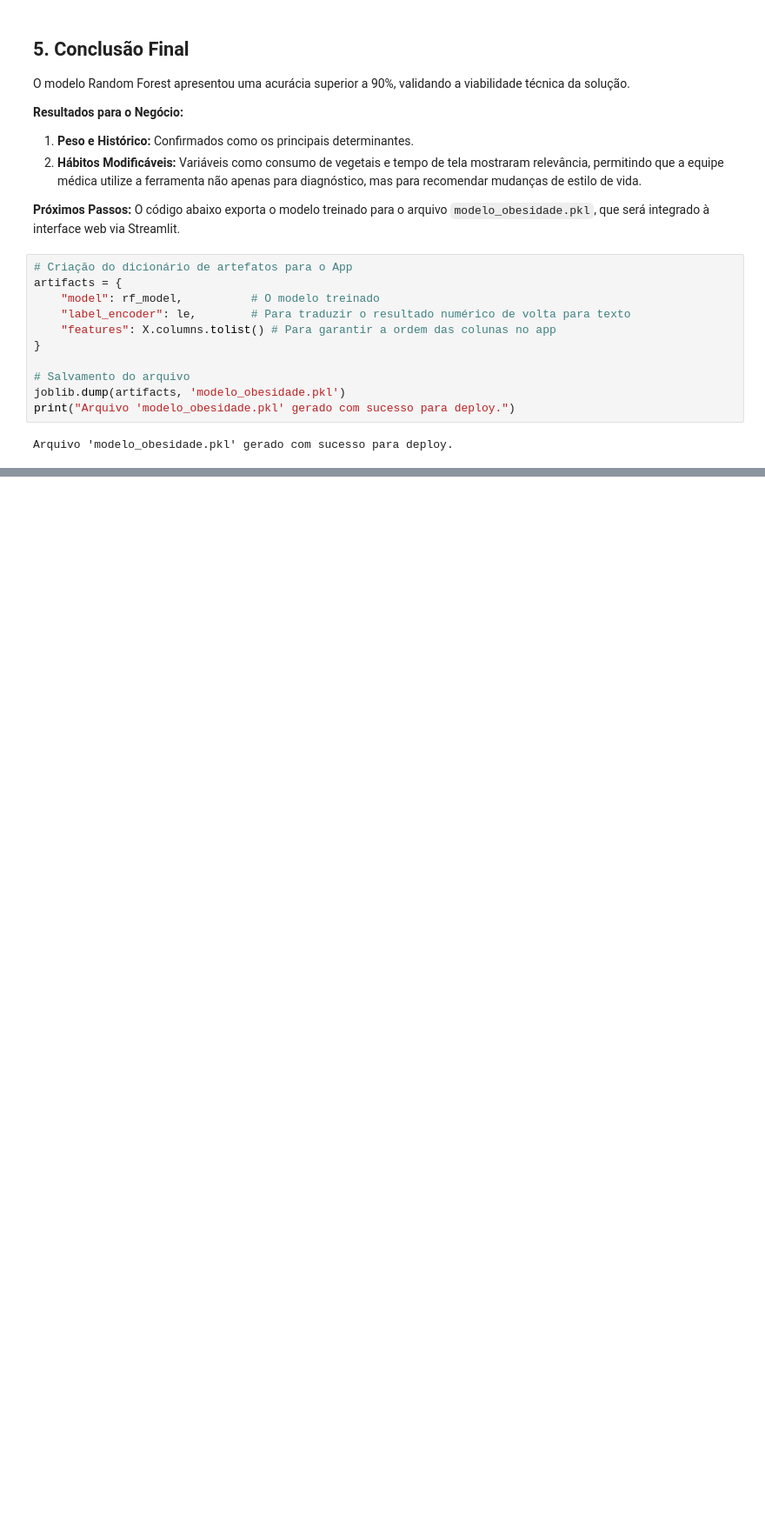
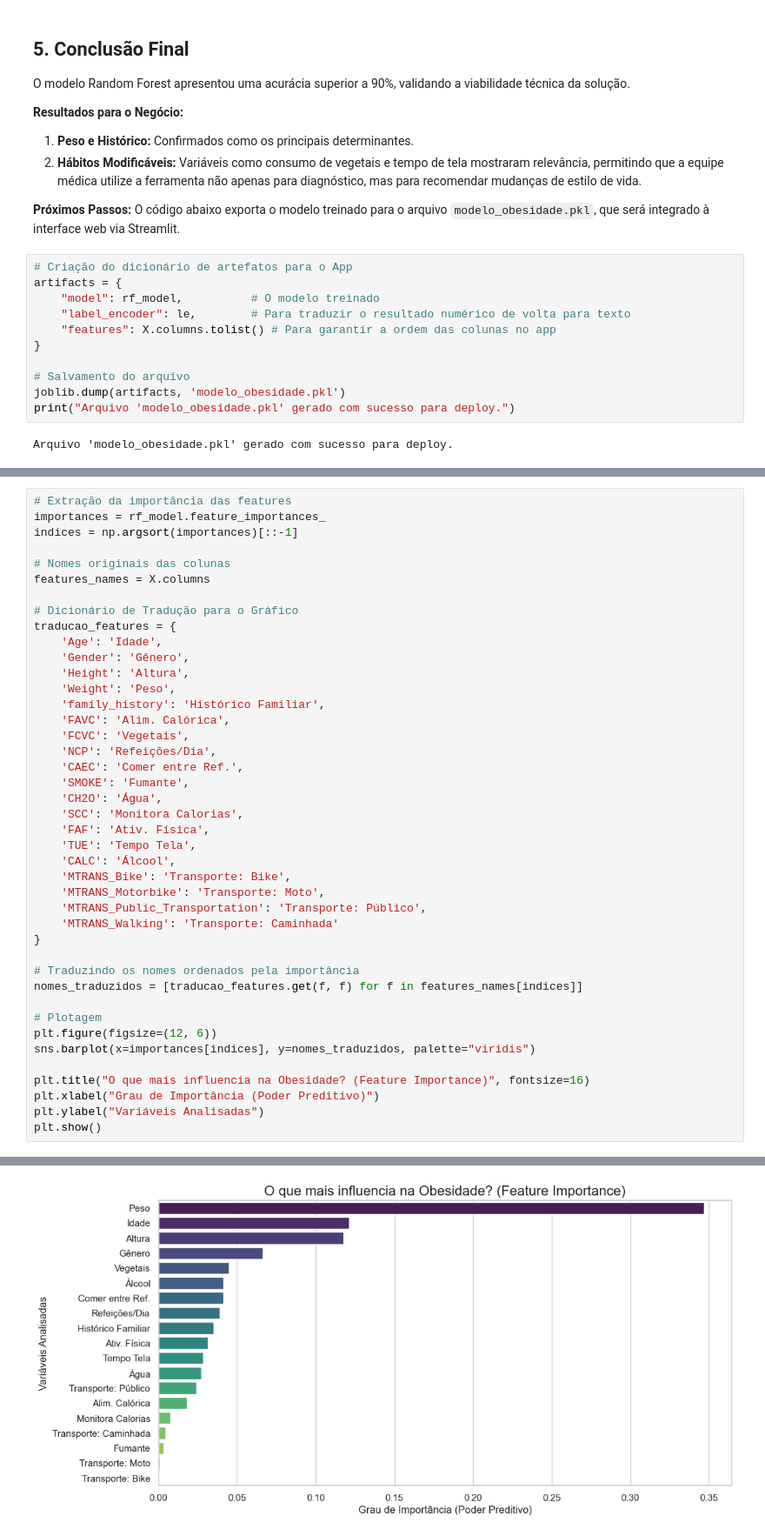
Before and after one commit to pupimma/DataAnalytics, a Jupyter notebook: App/Tech_Challenge_Fase_4.ipynb, the cells around one changed output, grey strips where cells are left out. Shown at 87% size. Cells and saved outputs as stored; diff of their text form; blank space fills up the shorter version.

```diff
--- a/App/Tech_Challenge_Fase_4.ipynb
+++ b/App/Tech_Challenge_Fase_4.ipynb
@@ -289,0 +292,43 @@ Arquivo 'modelo_obesidade.pkl' gerado com sucesso para deploy.
+# %%
+# Extração da importância das features
+importances = rf_model.feature_importances_
+indices = np.argsort(importances)[::-1]
+
+# Nomes originais das colunas
+features_names = X.columns
+
+# Dicionário de Tradução para o Gráfico
+traducao_features = {
+    'Age': 'Idade',
+    'Gender': 'Gênero',
+    'Height': 'Altura',
+    'Weight': 'Peso',
+    'family_history': 'Histórico Familiar',
+    'FAVC': 'Alim. Calórica',
+    'FCVC': 'Vegetais',
+    'NCP': 'Refeições/Dia',
+    'CAEC': 'Comer entre Ref.',
+    'SMOKE': 'Fumante',
+    'CH2O': 'Água',
+    'SCC': 'Monitora Calorias',
+    'FAF': 'Ativ. Física',
+    'TUE': 'Tempo Tela',
+    'CALC': 'Álcool',
+    'MTRANS_Bike': 'Transporte: Bike',
+    'MTRANS_Motorbike': 'Transporte: Moto',
+    'MTRANS_Public_Transportation': 'Transporte: Público',
+    'MTRANS_Walking': 'Transporte: Caminhada'
+}
+
+# Traduzindo os nomes ordenados pela importância
+nomes_traduzidos = [traducao_features.get(f, f) for f in features_names[indices]]
+
+# Plotagem
+plt.figure(figsize=(12, 6))
+sns.barplot(x=importances[indices], y=nomes_traduzidos, palette="viridis")
+
+plt.title("O que mais influencia na Obesidade? (Feature Importance)", fontsize=16)
+plt.xlabel("Grau de Importância (Poder Preditivo)")
+plt.ylabel("Variáveis Analisadas")
+plt.show()
+# %% [output]
@@ -289,0 +338 @@ Arquivo 'modelo_obesidade.pkl' gerado com sucesso para deploy.
+[figure, added]
```
Also changed, not shown: parts of 5 cells of this notebook.
